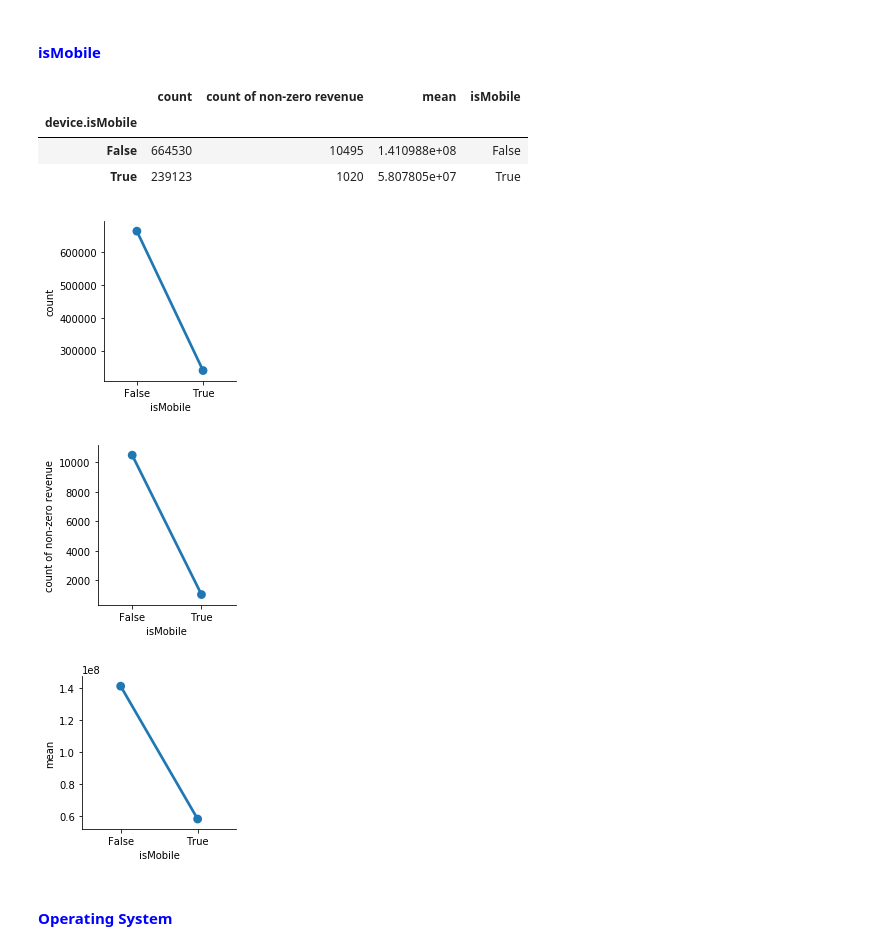
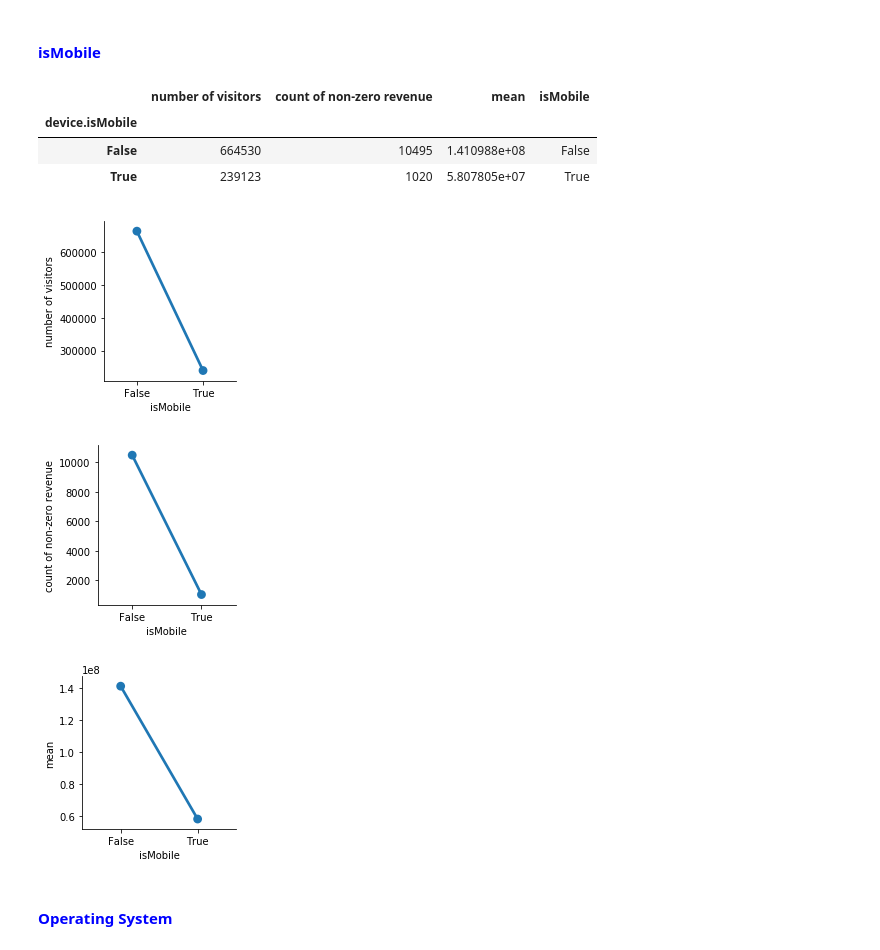
Before and after one commit to Aries0331/RevenuePrediction_GStore, a Jupyter notebook: main.ipynb, the cells around one changed output. Drawn from its saved outputs; the diff is of its cells as text; code cells hidden in the pictures.

```diff
--- a/main.ipynb
+++ b/main.ipynb
@@ -344,8 +328,8 @@ device_group
 | mobile | 208725 | 852 | 5.843405e+07 | mobile |
 | tablet | 30449 | 168 | 5.607940e+07 | tablet |
 # %%
-sns.factorplot(x="device category",y="count",data=device_group,size=3)
-g = g.set_ylabels("count")
+sns.factorplot(x="device category",y="number of visitors",data=device_group,size=3)
+g = g.set_ylabels("number of visitors")
 
 sns.factorplot(x="device category",y="count of non-zero revenue",data=device_group,size=3)
 g = g.set_ylabels("count of non-zero revenue")
@@ -360,27 +344,27 @@ g = g.set_ylabels("mean")
 <h4 style="color:blue">isMobile</h4>
 # %%
 isMobile_group = df_train.groupby('device.isMobile')['totals.transactionRevenue'].agg(['size', 'count', 'mean'])
-isMobile_group.columns = ["count", "count of non-zero revenue", "mean"]
+isMobile_group.columns = ["number of visitors", "count of non-zero revenue", "mean"]
 isMobile_group['isMobile'] = isMobile_group.index
-isMobile_group = isMobile_group.sort_values(by="count", ascending=False)
+isMobile_group = isMobile_group.sort_values(by="number of visitors", ascending=False)
 # %%
 isMobile_group
 # %% [output]
-|  | count | count of non-zero revenue | mean | isMobile |
+|  | number of visitors | count of non-zero revenue | mean | isMobile |
 | device.isMobile |  |  |  |  |
 | False | 664530 | 10495 | 1.410988e+08 | False |
 | True | 239123 | 1020 | 5.807805e+07 | True |
 # %%
-sns.factorplot(x="isMobile",y="count",data=isMobile_group,size=3)
-g = g.set_ylabels("count")
+sns.factorplot(x="isMobile",y="number of visitors",data=isMobile_group,size=3)
+g = g.set_ylabels("number of visitors")
 
 sns.factorplot(x="isMobile",y="count of non-zero revenue",data=isMobile_group,size=3)
 g = g.set_ylabels("count of non-zero revenue")
 
 sns.factorplot(x="isMobile",y="mean",data=isMobile_group,size=3)
 g = g.set_ylabels("mean")
 # %% [output]
-[figure, old version]
+[figure, new version]
 [figure]
 [figure]
 # %% [markdown]
```
Also changed, not shown: parts of 23 cells of this notebook, 1 other file.
